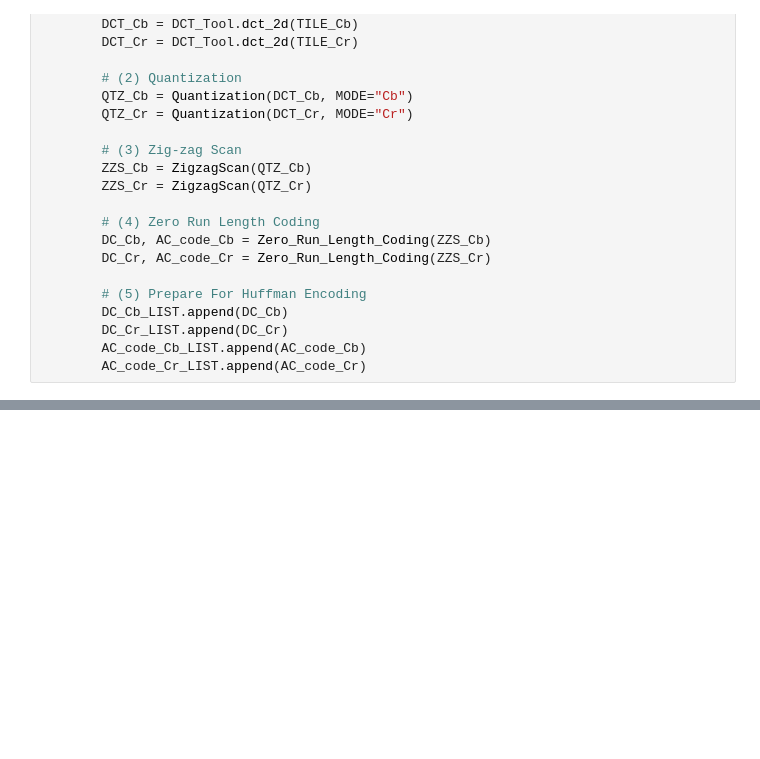
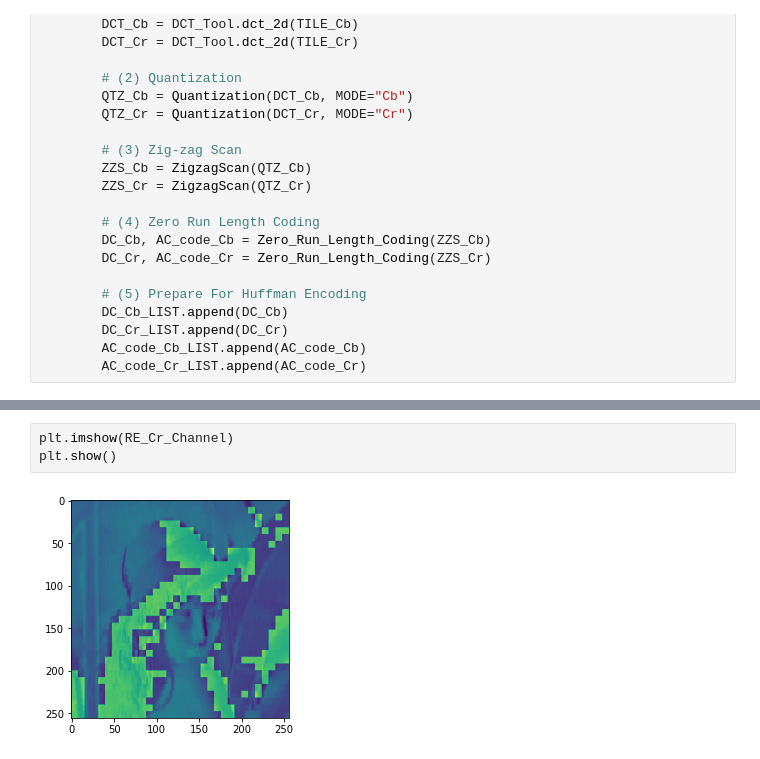
Before and after one commit to Ratherman/Computer-Vision, a Jupyter notebook: HW4_Python/main.ipynb, the cells around one changed output, grey strips where cells are left out. Drawn from its saved outputs; the diff is of its cells as text; blank space fills up the shorter version.

```diff
--- a/HW4_Python/main.ipynb
+++ b/HW4_Python/main.ipynb
@@ -708,0 +882,5 @@ len(RE_DC_Y_LIST)
+# %%
+plt.imshow(RE_Cr_Channel)
+plt.show()
+# %% [output]
+[figure, added]
```
Also changed, not shown: parts of 19 cells of this notebook, 6 other files.
